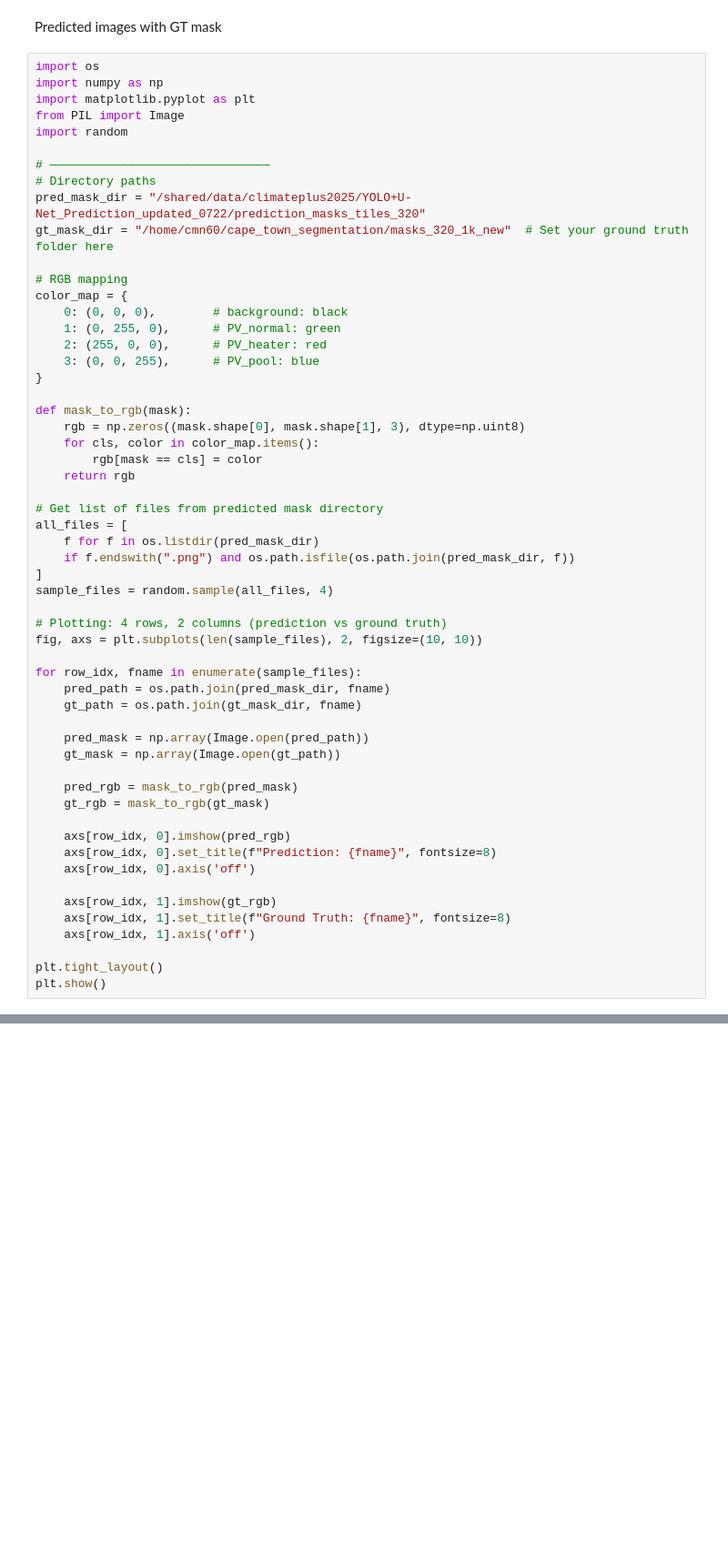
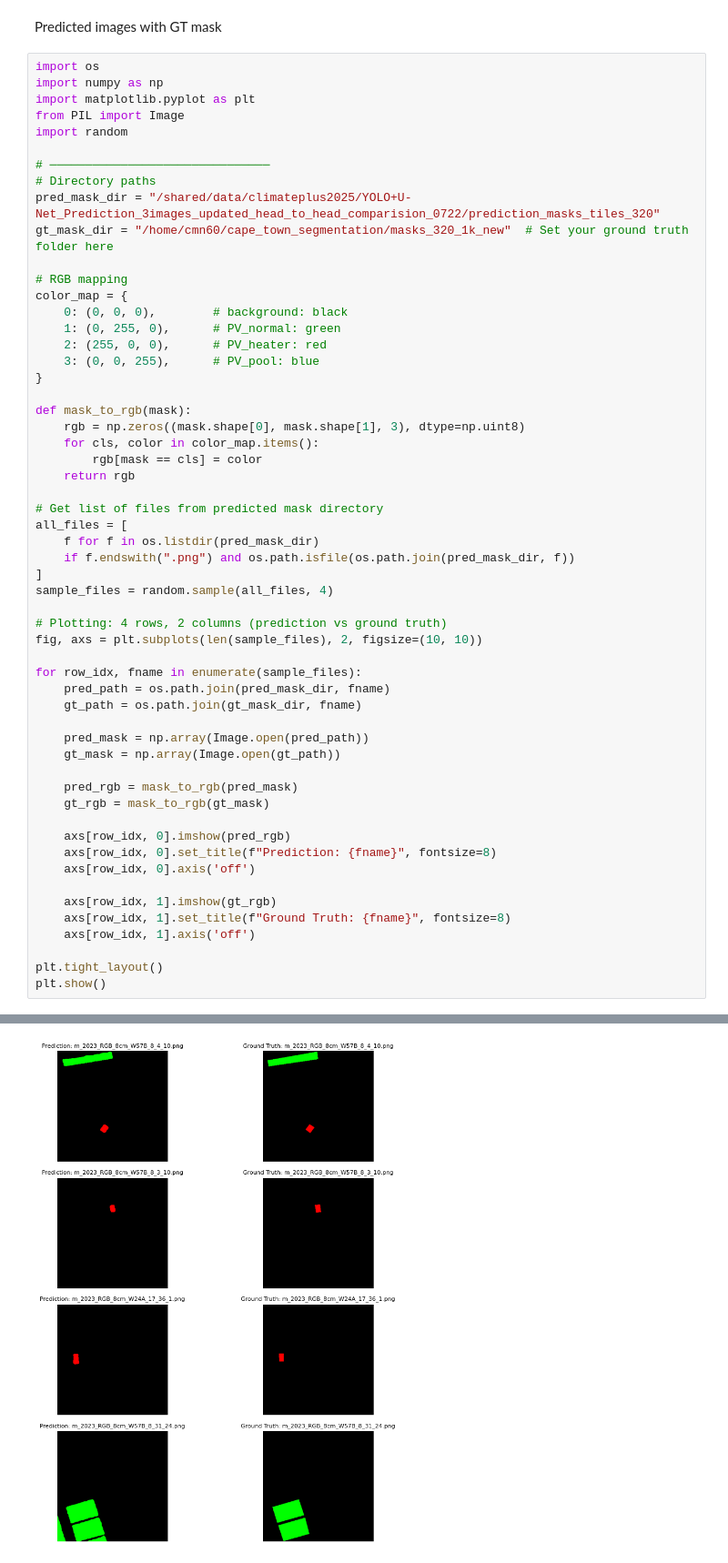
Before and after one commit to catherine-n/climateplus2025, a Jupyter notebook: 2.Modeling/2.3.YOLO+U-Net/Evaluation/1.visusalization_checker.ipynb, the cells around one changed output, grey strips where cells are left out. Shown: that part at 91% size. Drawn from its saved outputs; the diff is of its cells as text; blank space fills up the shorter version.

```diff
--- a/2.Modeling/2.3.YOLO+U-Net/Evaluation/1.visusalization_checker.ipynb
+++ b/2.Modeling/2.3.YOLO+U-Net/Evaluation/1.visusalization_checker.ipynb
@@ -59,7 +59,7 @@ import random
 
 # ───────────────────────────────
 # Directory paths
-pred_mask_dir = "/shared/data/climateplus2025/YOLO+U-Net_Prediction_updated_0722/prediction_masks_tiles_320"
+pred_mask_dir = "/shared/data/climateplus2025/YOLO+U-Net_Prediction_3images_updated_head_to_head_comparision_0722/prediction_masks_tiles_320"
 gt_mask_dir = "/home/cmn60/cape_town_segmentation/masks_320_1k_new"  # Set your ground truth folder here
 
 # RGB mapping
@@ -110,0 +110 @@ FileNotFoundError: [Errno 2] No such file or directory: '/shared/data/climateplu
+[figure, added]
```
Also changed, not shown: parts of 2 cells of this notebook, 1 other file.
